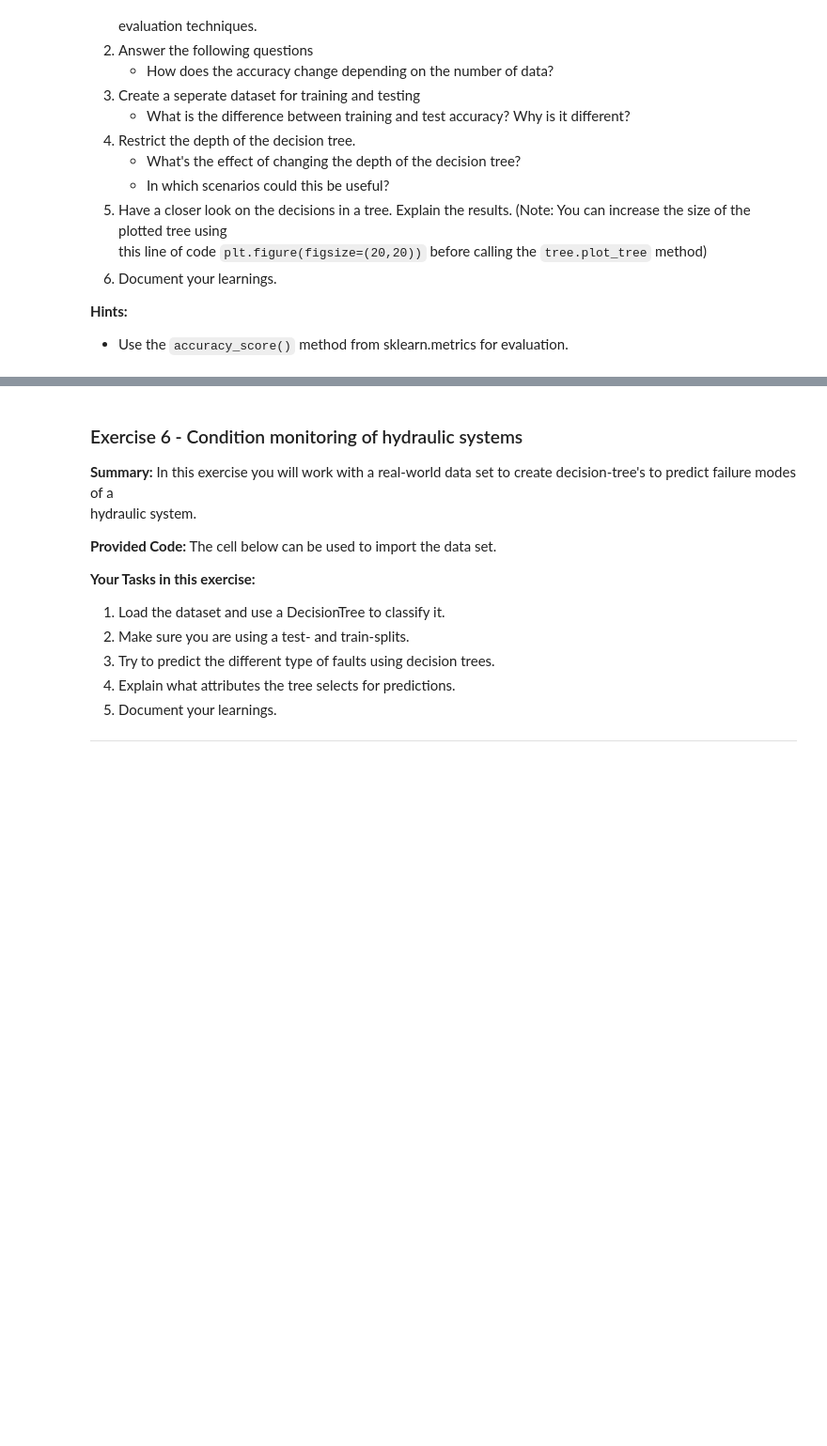
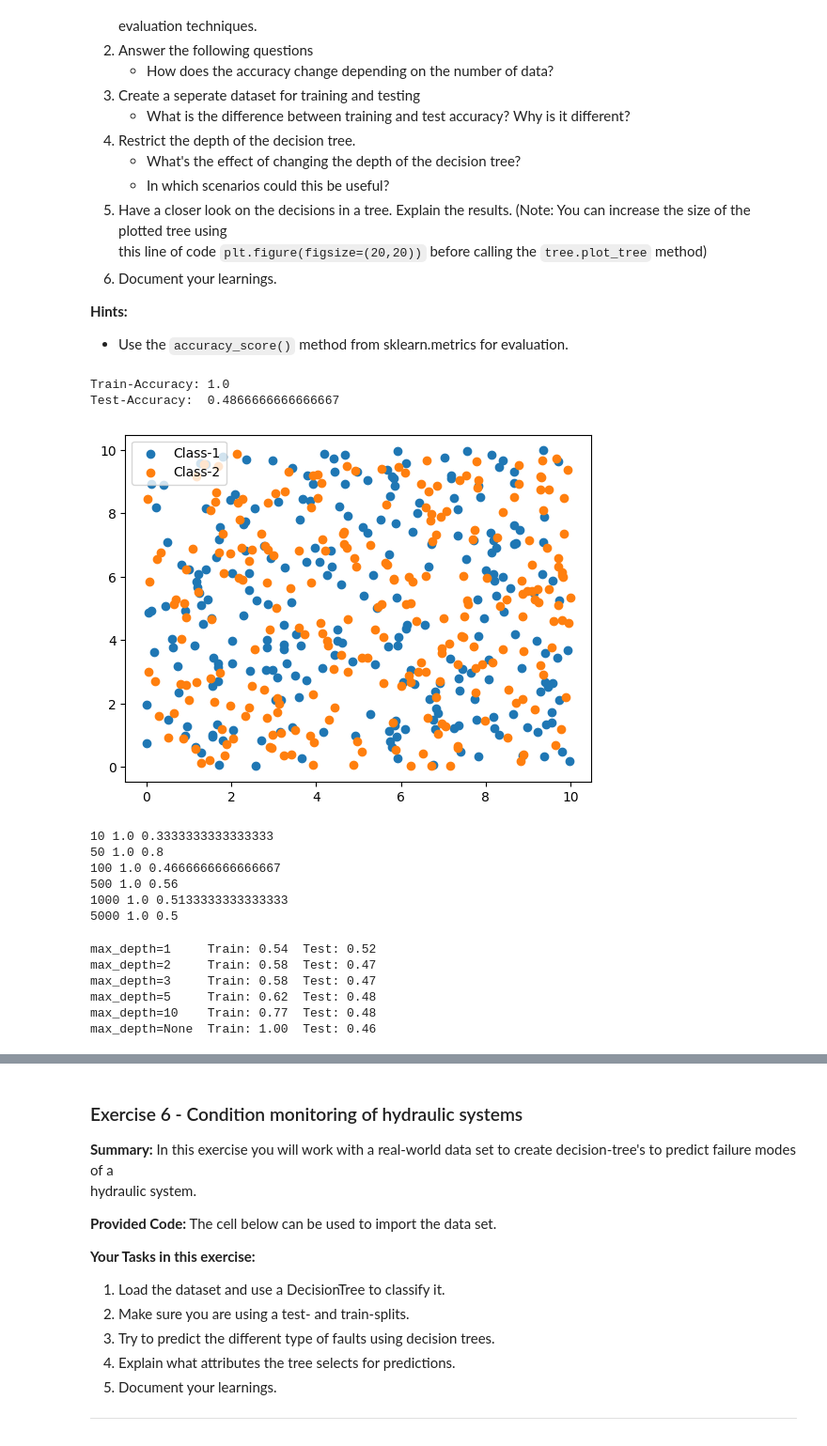
Before and after one commit to atakan4804/machine_learning, a Jupyter notebook: Machine-Learning/Decision-Trees/Decision-Tree-Exercises.ipynb, the cells around one changed output, grey strips where cells are left out. Shown at 94% size. Cells and saved outputs as stored; diff of their text form; code cells hidden in the pictures; blank space fills up the shorter version.

```diff
--- a/Machine-Learning/Decision-Trees/Decision-Tree-Exercises.ipynb
+++ b/Machine-Learning/Decision-Trees/Decision-Tree-Exercises.ipynb
@@ -280,3 +287,56 @@ def gen_data(num_samples=10):
     plt.scatter(X[int(num_samples/2):-1,0], X[int(num_samples/2):-1,1])
     plt.legend(['Class-1', 'Class-2'])
     return X,Y
+# %%
+#1. und 3.
+
+from sklearn import tree
+from sklearn.model_selection import train_test_split
+from sklearn.metrics import accuracy_score
+
+X, Y = gen_data(500)
+
+X_train, X_test, Y_train, Y_test = train_test_split(X, Y, test_size=0.3, random_state=0)
+
+clf = tree.DecisionTreeClassifier().fit(X_train, Y_train)
+
+print("Train-Accuracy:", accuracy_score(Y_train, clf.predict(X_train)))
+print("Test-Accuracy: ", accuracy_score(Y_test,  clf.predict(X_test)))
+# %% [output]
+Train-Accuracy: 1.0
+Test-Accuracy:  0.4866666666666667
+[figure, added]
+# %%
+#2.
+
+for n in [10, 50, 100, 500, 1000, 5000]:
+    X, Y = gen_data(n)
+    plt.close()
+    X_train, X_test, Y_train, Y_test = train_test_split(X, Y, test_size=0.3)
+    clf = tree.DecisionTreeClassifier().fit(X_train, Y_train)
+    print(n, clf.score(X_train, Y_train), clf.score(X_test, Y_test))
+# %% [output]
+10 1.0 0.3333333333333333
+50 1.0 0.8
+100 1.0 0.4666666666666667
+500 1.0 0.56
+1000 1.0 0.5133333333333333
+5000 1.0 0.5
+# %%
+#4.
+
+X, Y = gen_data(1000)
+plt.close()
+X_train, X_test, Y_train, Y_test = train_test_split(X, Y, test_size=0.3, random_state=0)
+
+for depth in [1, 2, 3, 5, 10, None]:
+    clf = tree.DecisionTreeClassifier(max_depth=depth).fit(X_train, Y_train)
+    print(f"max_depth={str(depth):4s}  Train: {accuracy_score(Y_train, clf.predict(X_train)):.2f}"
+          f"  Test: {accuracy_score(Y_test, clf.predict(X_test)):.2f}")
+# %% [output]
+max_depth=1     Train: 0.54  Test: 0.52
+max_depth=2     Train: 0.58  Test: 0.47
+max_depth=3     Train: 0.58  Test: 0.47
+max_depth=5     Train: 0.62  Test: 0.48
+max_depth=10    Train: 0.77  Test: 0.48
+max_depth=None  Train: 1.00  Test: 0.46
```
Also changed, not shown: parts of 6 cells of this notebook.
